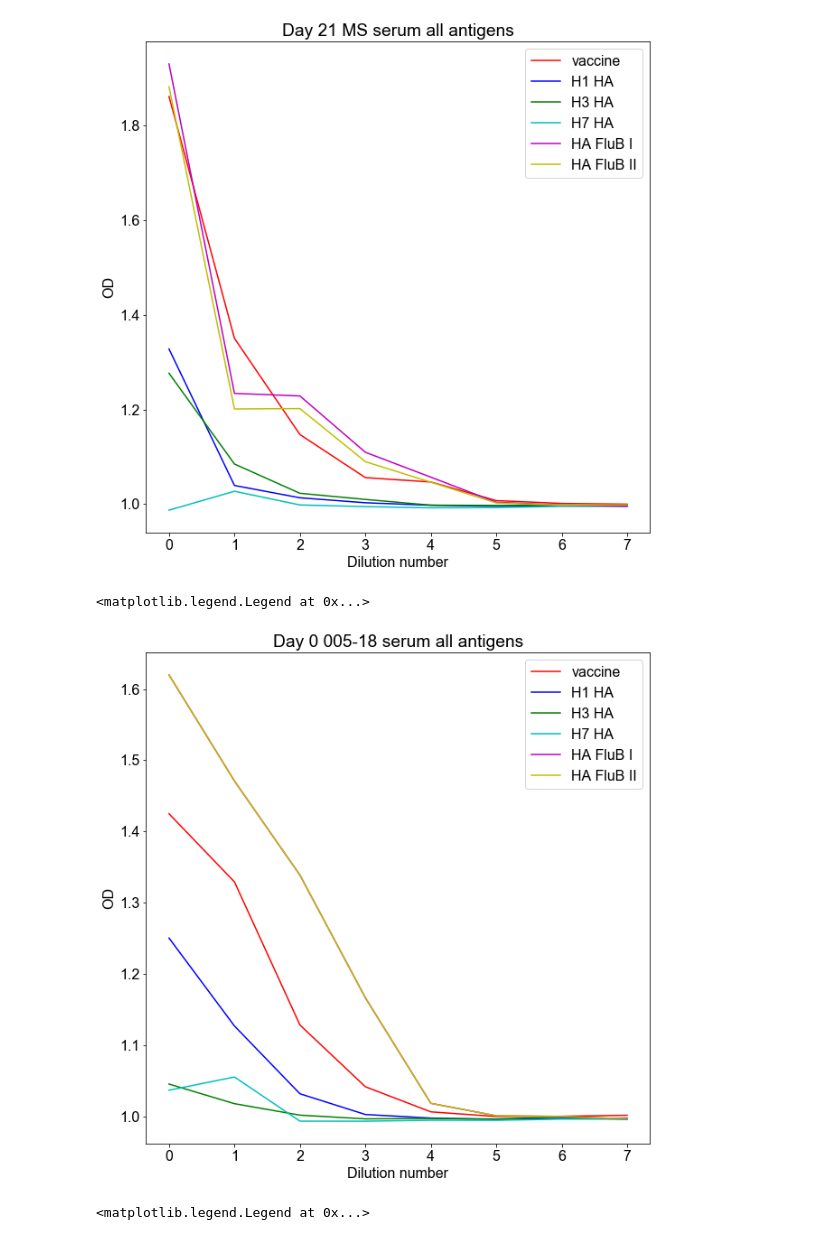
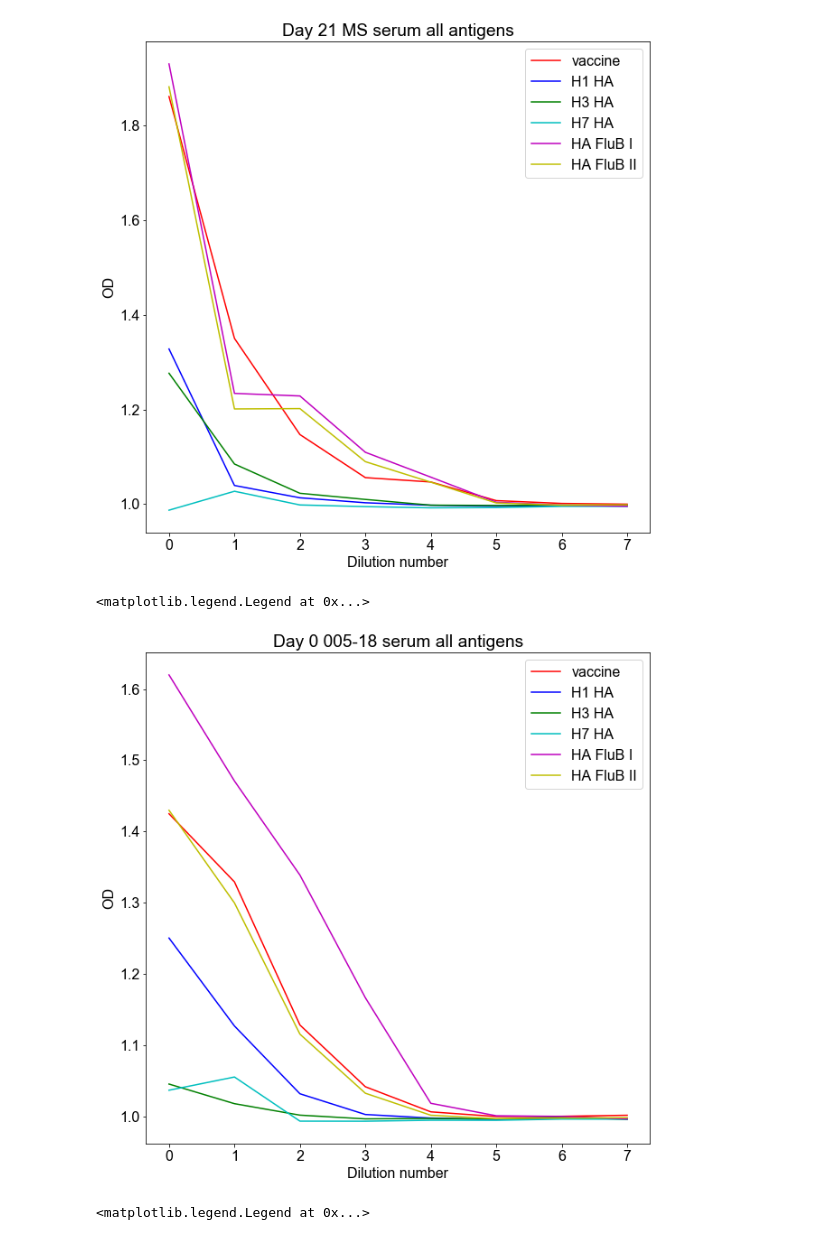
Before and after one commit to mehta-lab/multiSero, a Jupyter notebook: notebooks_interpretation/FluPlateinterpret.ipynb, the cells around one changed output. Saved outputs shown, nothing was run; the diff lists cells and outputs as text; code cells hidden in the pictures.

```diff
--- a/notebooks_interpretation/FluPlateinterpret.ipynb
+++ b/notebooks_interpretation/FluPlateinterpret.ipynb
@@ -602,35 +608,35 @@ Day0=['A8','B8','C8','D8','E8','F8','G8','H8']
 Day7=['A9','B9','C9','D9','E9','F9','G9','H9']
 Day18=['A10','B10','C10','D10','E10','F10','G10','H10']
 
 
 # Generate a stack of all ODs for an MS antibody response per antigen on Day0
 FluVaccineMSDay0=np.stack([ODwellbyantigen[wellIdx == well, antigenIdx == 'Flu vaccine 2018-2019'] for well in Day0])
 H1HAMSDay0=np.stack([ODwellbyantigen[wellIdx == well, antigenIdx == 'H1 HA'] for well in Day0])
 H3HAMSDay0=np.stack([ODwellbyantigen[wellIdx == well, antigenIdx == 'H3 HA'] for well in Day0])
 H7HAMSDay0=np.stack([ODwellbyantigen[wellIdx == well, antigenIdx == 'H7 HA'] for well in Day0])
 HAFluBIMSDay0=np.stack([ODwellbyantigen[wellIdx == well, antigenIdx == 'HA FluB I'] for well in Day0])
 HAFluBIIMSDay0=np.stack([ODwellbyantigen[wellIdx == well, antigenIdx == 'HA FluB II'] for well in Day0])
 
 # Generate means per well
 mFluVaccineMSDay0=np.mean(FluVaccineMSDay0,axis=1) # average within each well.
 mH1HAMSDay0=np.mean(H1HAMSDay0,axis=1)
 mH3HAMSDay0=np.mean(H3HAMSDay0,axis=1)
 mH7HAMSDay0=np.mean(H7HAMSDay0,axis=1)
 mHAFluBIMSDay0=np.mean(HAFluBIMSDay0,axis=1)
-mHAFluBIIMSDay0=np.mean(HAFluBIMSDay0,axis=1)
+mHAFluBIIMSDay0=np.mean(HAFluBIIMSDay0,axis=1)
 
 plt.figure(figsize=(10,10))
 plt.plot(dilutions,mFluVaccineMSDay0,'r', dilutions,mH1HAMSDay0,'b',dilutions,mH3HAMSDay0, 'g', dilutions,mH7HAMSDay0,'c', dilutions,mHAFluBIMSDay0,'m', dilutions, mHAFluBIIMSDay0, 'y')
 plt.xlabel('Dilution number')
 plt.ylabel('OD')
 plt.title('Day 0 005-18 serum all antigens')
 plt.legend(['vaccine', 'H1 HA', 'H3 HA', 'H7 HA', 'HA FluB I', 'HA FluB II'])
 # antigen114mouse2=np.mean(antigen114mouse2,axis=1)
 # antigen114mouse2Replicate=0.5*(antigen114mouse2[0::2]+antigen114mouse2[1::2])
 # plt.plot(np.log(dilutions),np.log(antigen114mouse2Replicate))
 # %% [output]
 <matplotlib.legend.Legend at 0x...>
-[figure, old version]
+[figure, new version]
 # %%
 #All dilutions for each day
 Day0=['A8','B8','C8','D8','E8','F8','G8','H8']
```
Also changed, not shown: parts of 6 cells of this notebook.
